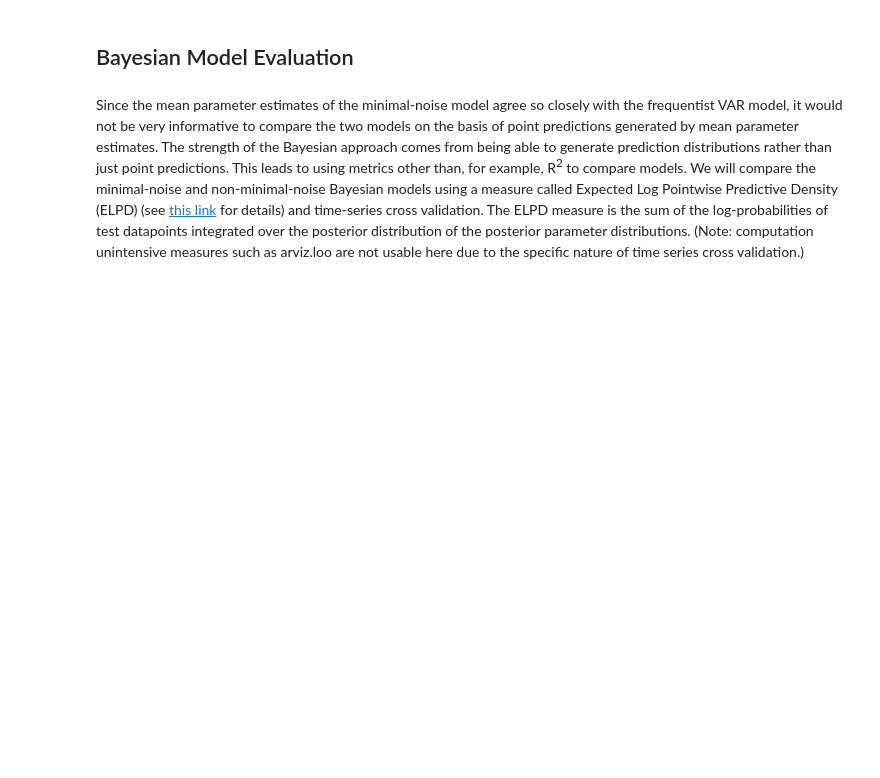
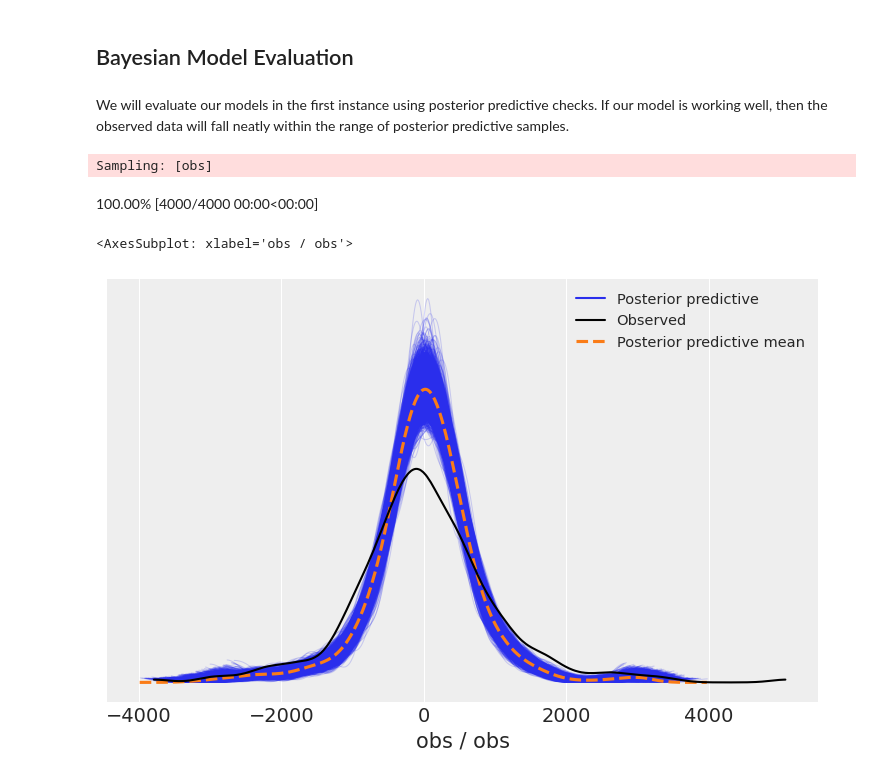
Before and after one commit to jl-haystacks/hackstack-ai-project-3-group1, a Jupyter notebook: Bayesian Vector Autoregression Modeling.ipynb, the cells around one changed output. Drawn from its saved outputs; the diff is of its cells as text; code cells hidden in the pictures; blank space fills up the shorter version.

Commit message:
Added posterior predictive checks

```diff
--- a/Bayesian Vector Autoregression Modeling.ipynb
+++ b/Bayesian Vector Autoregression Modeling.ipynb
@@ -389,7 +388,14 @@ Forecasting with mean parameter estimates and minimal noise
 [figure]
 # %% [markdown]
 ## Bayesian Model Evaluation
-# %% [markdown]
-Since the mean parameter estimates of the minimal-noise model agree so closely with the frequentist VAR model, it would not be very informative to compare the two models on the basis of point predictions generated by mean parameter estimates. The strength of the Bayesian approach comes from being able to generate prediction distributions rather than just point predictions. This leads to using metrics other than, for example, R<sup>2</sup> to compare models. We will compare the minimal-noise and non-minimal-noise Bayesian models using a measure called Expected Log Pointwise Predictive Density (ELPD) (see [this link](https://bayesiancomputationbook.com/markdown/chp_02.html#cross-validation-and-loo) for details) and time-series cross validation. The ELPD measure is the sum of the log-probabilities of test datapoints integrated over the posterior distribution of the posterior parameter distributions. (Note: computation unintensive measures such as arviz.loo are not usable here due to the specific nature of time series cross validation.)
+# %% [markdown]
+We will evaluate our models in the first instance using posterior predictive checks. If our model is working well, then the observed data will fall neatly within the range of posterior predictive samples.
 # %%
-# TODO: time-series cross validation with pointwise predictive density
+with BVAR_model.model:
+    ppc = pm.sample_posterior_predictive(BVAR_model.trace, random_seed=RANDOM_SEED)
+az.plot_ppc(ppc)
+# %% [output]
+Sampling: [obs]
+100.00% [4000/4000 00:00<00:00]
+<AxesSubplot: xlabel='obs / obs'>
+[figure, added]
```
Also changed, not shown: parts of 6 cells of this notebook.
